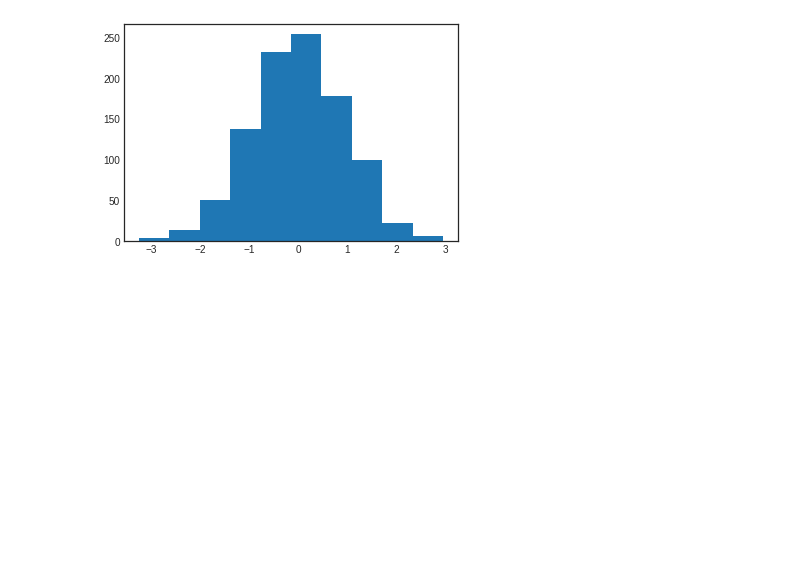
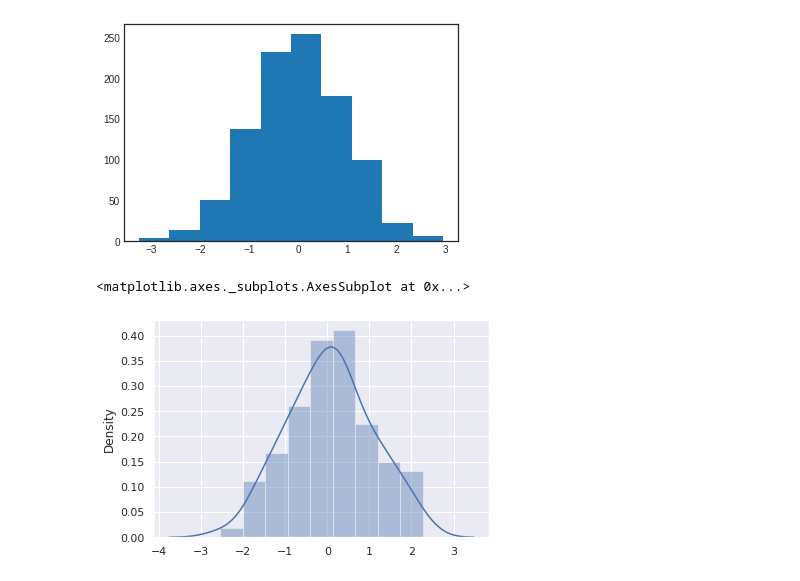
Before and after one commit to sabaagizew/PythonPackageStructure, a Jupyter notebook: Untitled1.ipynb, the cells around one changed output. Saved outputs shown, nothing was run; the diff lists cells and outputs as text; code cells hidden in the pictures; blank space fills up the shorter version.

```diff
--- a/Untitled1.ipynb
+++ b/Untitled1.ipynb
@@ -146,3 +146,20 @@ data = np.random.randn(1000)
 plt.hist(data);
 # %% [output]
 [figure]
+# %%
+import pandas as pd
+import numpy as np
+import sklearn
+from scipy import stats
+import matplotlib.pyplot as plt
+import os
+import seaborn as sns
+
+
+sns.set(); np.random.seed(0)
+x = np.random.randn(100)
+
+sns.distplot(x)
+# %% [output]
+<matplotlib.axes._subplots.AxesSubplot at 0x...>
+[figure, added]
```
Also changed, not shown: parts of 7 cells of this notebook.
